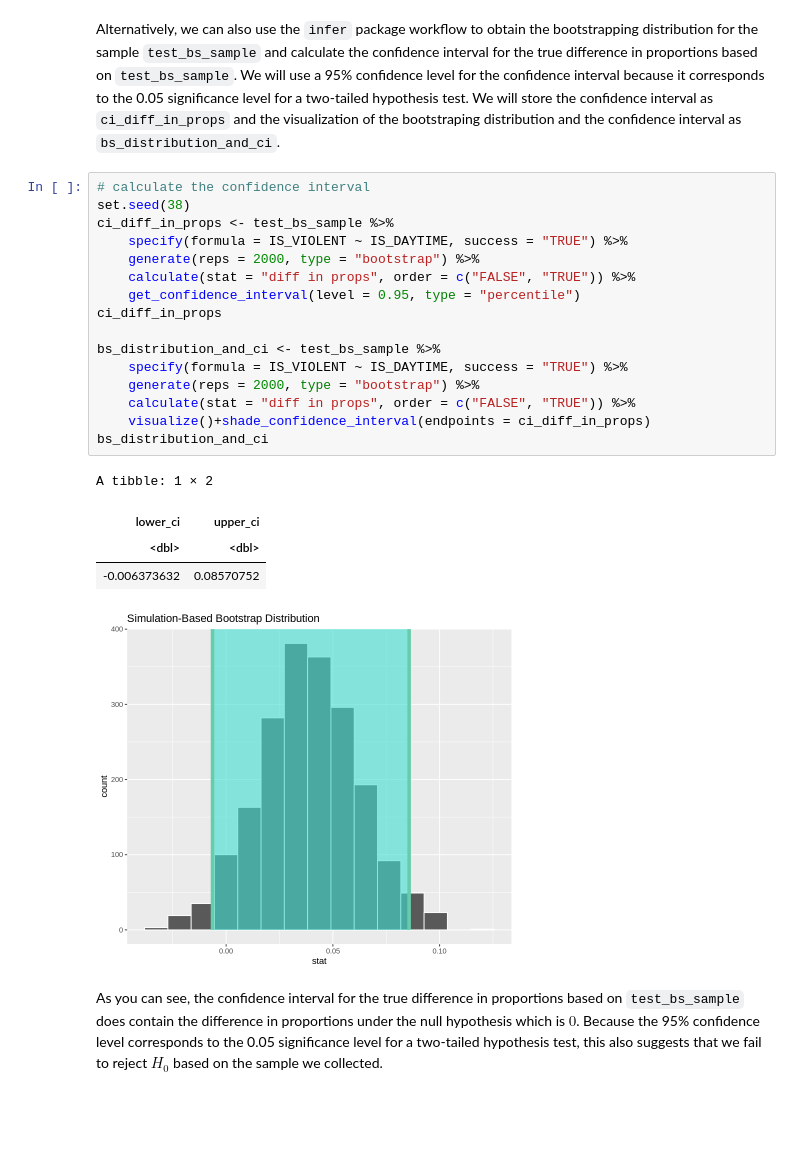
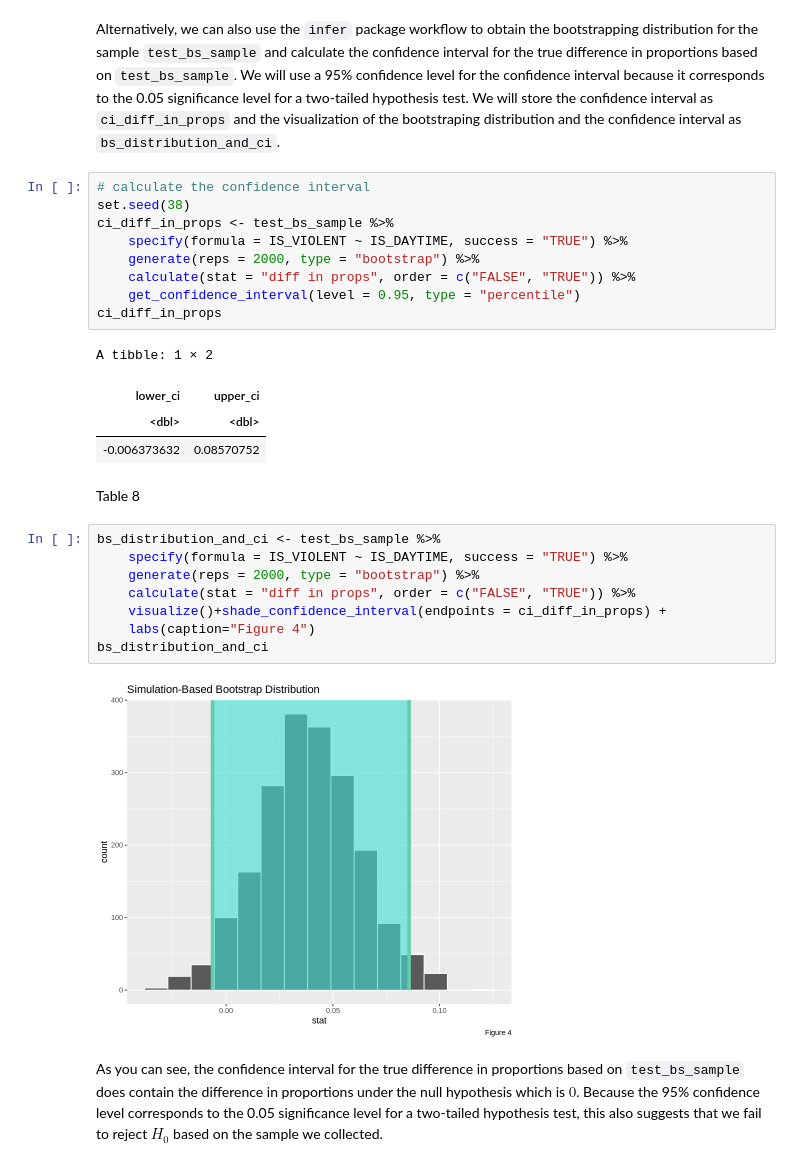
Before and after one commit to PUSH-YA/Statistical-inference-on-vancouver-crime-data, a Jupyter notebook: ProjectUpdate-till_theory_based.ipynb, the cells around one changed output. Saved outputs shown, nothing was run; the diff lists cells and outputs as text; blank space fills up the shorter version.

```diff
--- a/ProjectUpdate-till_theory_based.ipynb
+++ b/ProjectUpdate-till_theory_based.ipynb
@@ -212,28 +225,32 @@ A tibble: 1 × 1
 Since the p-value above is larger than the significance level $\alpha =0.05$, which means that we do not have significant evidence to support the alternative hypothesis so we fail to reject the null hypothesis. Therefore, we can conclude that our evidence is not significant enough to support the alternative hypothesis that the true proportion of violent crime during the nighttime is different from the true proportion of violent crime during the daytime. We fail to reject the null hypothesis that the true proportions of violent crime during the nighttime and daytime is the same. We might need further investigation into it.
 # %% [markdown]
 Alternatively, we can also use the `infer` package workflow to obtain the bootstrapping distribution for the sample `test_bs_sample` and calculate the confidence interval for the true difference in proportions based on `test_bs_sample`. We will use a 95% confidence level for the confidence interval because it corresponds to the 0.05 significance level for a two-tailed hypothesis test. We will store the confidence interval as `ci_diff_in_props` and the visualization of the bootstraping distribution and the confidence interval as `bs_distribution_and_ci`.
+# %%
+# calculate the confidence interval
+set.seed(38)
+ci_diff_in_props <- test_bs_sample %>%
+    specify(formula = IS_VIOLENT ~ IS_DAYTIME, success = "TRUE") %>%
+    generate(reps = 2000, type = "bootstrap") %>%
+    calculate(stat = "diff in props", order = c("FALSE", "TRUE")) %>%
+    get_confidence_interval(level = 0.95, type = "percentile")
+ci_diff_in_props
+# %% [output]
+A tibble: 1 × 2
+| lower_ci | upper_ci |
+| <dbl> | <dbl> |
+| -0.006373632 | 0.08570752 |
+# %% [markdown]
+Table 8
 # %%
-# calculate the confidence interval
-set.seed(38)
-ci_diff_in_props <- test_bs_sample %>%
-    specify(formula = IS_VIOLENT ~ IS_DAYTIME, success = "TRUE") %>%
-    generate(reps = 2000, type = "bootstrap") %>%
-    calculate(stat = "diff in props", order = c("FALSE", "TRUE")) %>%
-    get_confidence_interval(level = 0.95, type = "percentile")
-ci_diff_in_props
-
 bs_distribution_and_ci <- test_bs_sample %>%
     specify(formula = IS_VIOLENT ~ IS_DAYTIME, success = "TRUE") %>%
     generate(reps = 2000, type = "bootstrap") %>%
     calculate(stat = "diff in props", order = c("FALSE", "TRUE")) %>%
-    visualize()+shade_confidence_interval(endpoints = ci_diff_in_props)
+    visualize()+shade_confidence_interval(endpoints = ci_diff_in_props) +
+    labs(caption="Figure 4")
 bs_distribution_and_ci
 # %% [output]
-A tibble: 1 × 2
-| lower_ci | upper_ci |
-| <dbl> | <dbl> |
-| -0.006373632 | 0.08570752 |
-[figure, old version]
+[figure, new version]
 # %% [markdown]
 As you can see, the confidence interval for the true difference in proportions based on `test_bs_sample` does contain the difference in proportions under the null hypothesis which is $0$. Because the 95% confidence level corresponds to the 0.05 significance level for a two-tailed hypothesis test, this also suggests that we fail to reject $H_0$ based on the sample we collected.
 # %% [markdown]
```
Also changed, not shown: parts of 18 cells of this notebook.
